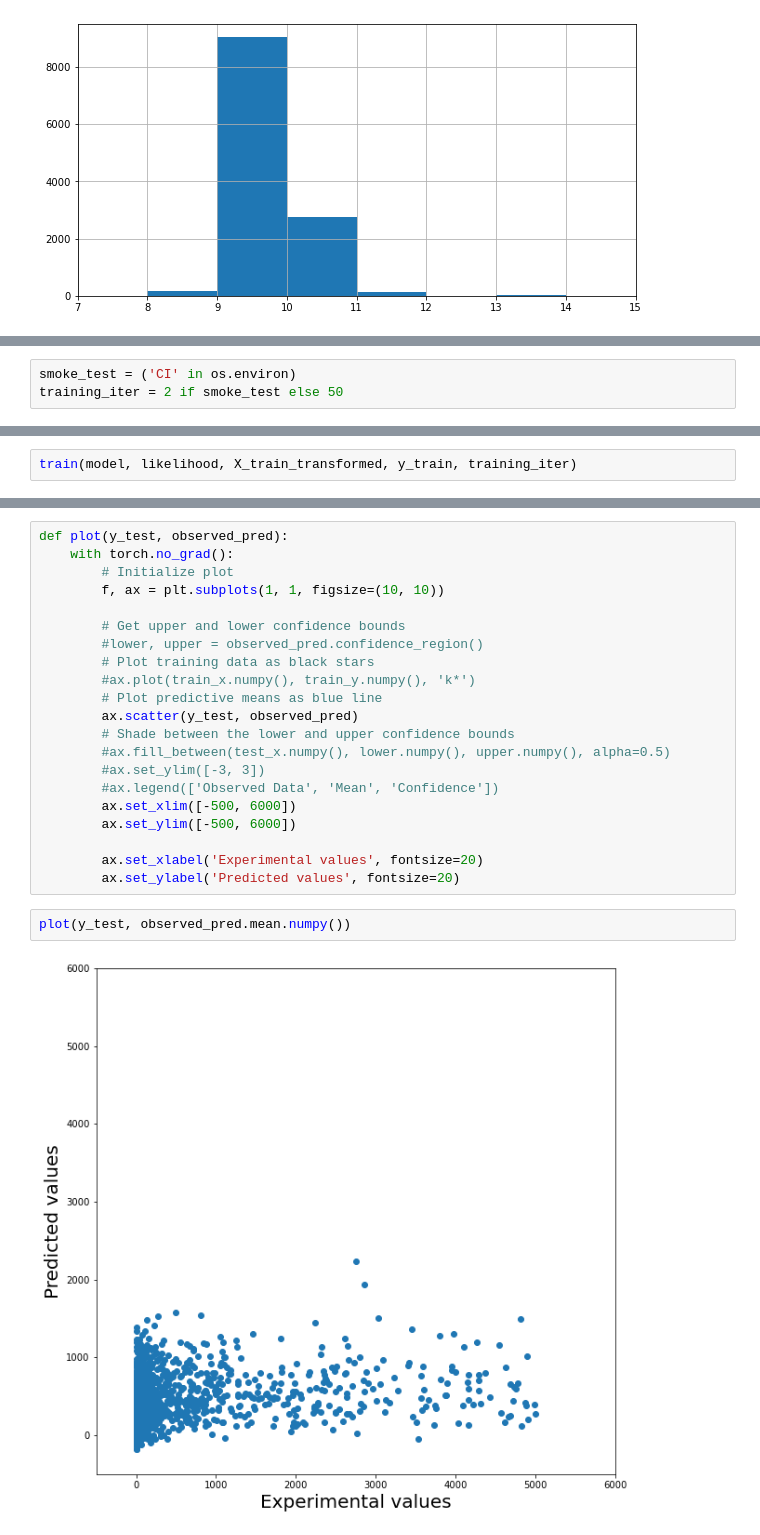
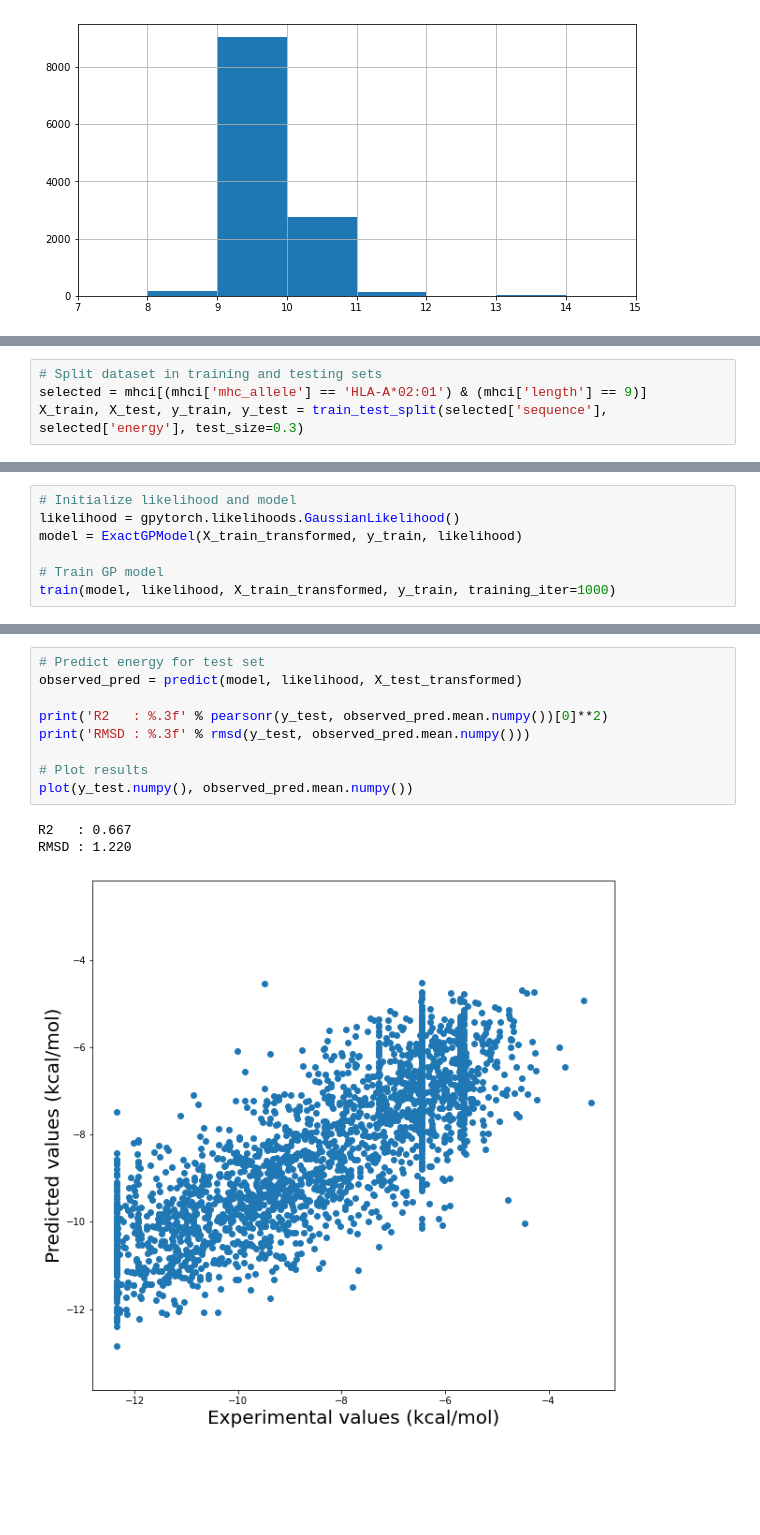
Before and after one commit to jeeberhardt/mobius, a Jupyter notebook: data/mhc/Untitled.ipynb, the cells around one changed output, grey strips where cells are left out. Saved outputs shown, nothing was run; the diff lists cells and outputs as text; blank space fills up the shorter version.

```diff
--- a/data/mhc/Untitled.ipynb
+++ b/data/mhc/Untitled.ipynb
@@ -107,6 +128,3 @@ model = ExactGPModel(X_train_transformed, y_train, likelihood)
-# %%
-smoke_test = ('CI' in os.environ)
-training_iter = 2 if smoke_test else 50
 # %%
 # Wrap training, prediction and plotting from the ExactGP-Tutorial into a function,
 # so that we do not have to repeat the code later on
@@ -139,0 +179,4 @@ def train(model, likelihood, train_x, train_y, training_iter=training_iter):
+# %%
+# Split dataset in training and testing sets
+selected = mhci[(mhci['mhc_allele'] == 'HLA-A*02:01') & (mhci['length'] == 9)]
+X_train, X_test, y_train, y_test = train_test_split(selected['sequence'], selected['energy'], test_size=0.3)
@@ -140,3 +194,8 @@ def train(model, likelihood, train_x, train_y, training_iter=training_iter):
 # %%
-train(model, likelihood, X_train_transformed, y_train, training_iter)
+# Initialize likelihood and model
+likelihood = gpytorch.likelihoods.GaussianLikelihood()
+model = ExactGPModel(X_train_transformed, y_train, likelihood)
+
+# Train GP model
+train(model, likelihood, X_train_transformed, y_train, training_iter=1000)
 # %% [output]
@@ -177,25 +219,13 @@ tensor([567.2508, 174.3178, 776.4401,  ..., 248.9178, 909.9118,  66.6801])
-# %%
-def plot(y_test, observed_pred):
-    with torch.no_grad():
-        # Initialize plot
-        f, ax = plt.subplots(1, 1, figsize=(10, 10))
-
-        # Get upper and lower confidence bounds
-        #lower, upper = observed_pred.confidence_region()
-        # Plot training data as black stars
-        #ax.plot(train_x.numpy(), train_y.numpy(), 'k*')
-        # Plot predictive means as blue line
-        ax.scatter(y_test, observed_pred)
-        # Shade between the lower and upper confidence bounds
-        #ax.fill_between(test_x.numpy(), lower.numpy(), upper.numpy(), alpha=0.5)
-        #ax.set_ylim([-3, 3])
-        #ax.legend(['Observed Data', 'Mean', 'Confidence'])
-        ax.set_xlim([-500, 6000])
-        ax.set_ylim([-500, 6000])
-
-        ax.set_xlabel('Experimental values', fontsize=20)
-        ax.set_ylabel('Predicted values', fontsize=20)
 # %%
-plot(y_test, observed_pred.mean.numpy())
+# Predict energy for test set
+observed_pred = predict(model, likelihood, X_test_transformed)
+
+print('R2   : %.3f' % pearsonr(y_test, observed_pred.mean.numpy())[0]**2)
+print('RMSD : %.3f' % rmsd(y_test, observed_pred.mean.numpy()))
+
+# Plot results
+plot(y_test.numpy(), observed_pred.mean.numpy())
 # %% [output]
+R2   : 0.667
+RMSD : 1.220
-[figure, old version]
+[figure, new version]
```
Also changed, not shown: parts of 19 cells of this notebook, 7 other files.
